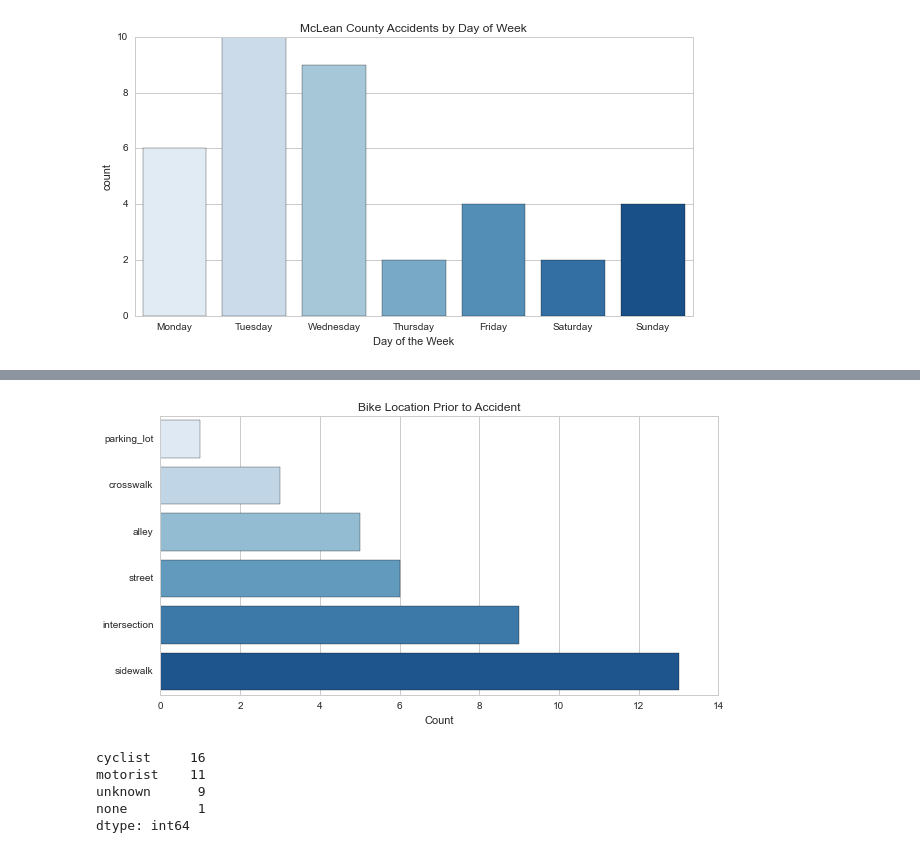
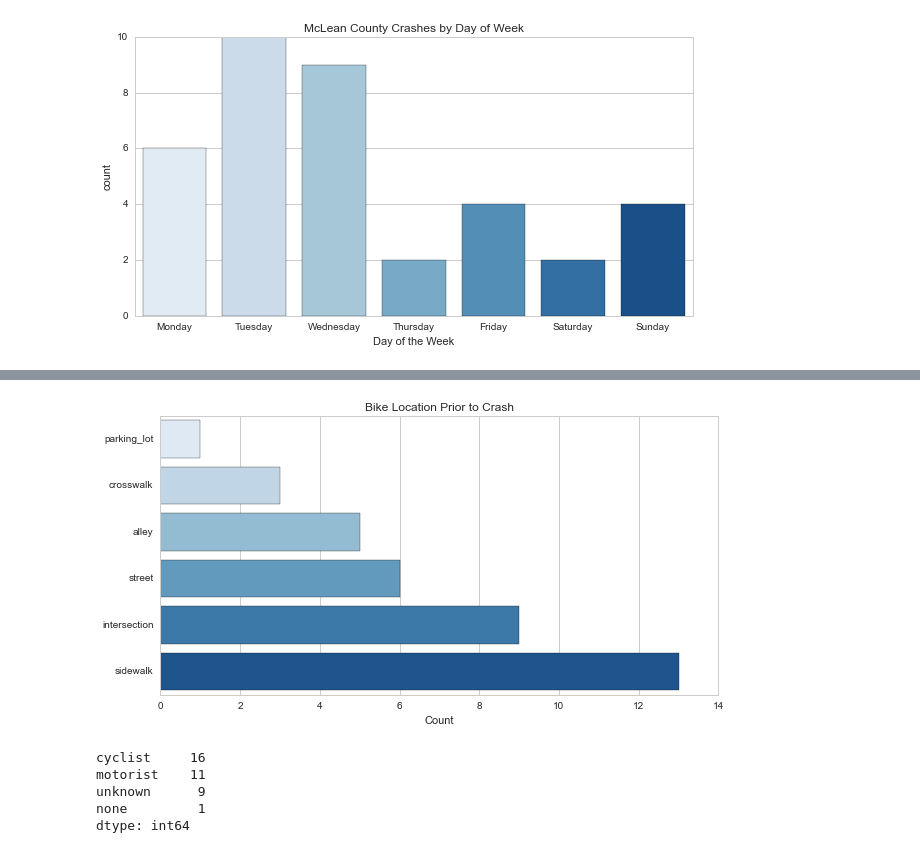
Before and after one commit to mbernico/mclean_bike_safety, a Jupyter notebook: blono_stats-w_blono_pd.ipynb, the cells around one changed output, grey strips where cells are left out. Cells and saved outputs as stored; diff of their text form; code cells hidden in the pictures.

```diff
--- a/blono_stats-w_blono_pd.ipynb
+++ b/blono_stats-w_blono_pd.ipynb
@@ -189,13 +189,13 @@ bike_locs_percent.plot(kind='barh')
 # %%
 plt.figure(figsize=(10,5))
-plt.title("Bike Location Prior to Accident")
+plt.title("Bike Location Prior to Crash")
 sns.countplot( y="location_bike", data=complete_df,  palette="Blues", order=['parking_lot', 'crosswalk','alley',
                                                                              'street', 'intersection', 'sidewalk'])
 plt.ylabel("")
 plt.xlabel("Count")
 plt.legend()
 # %% [output]
-[figure, old version]
+[figure, new version]
 # %%
 complete_df.fault.value_counts()
 # %% [output]
```
Also changed, not shown: parts of 4 cells of this notebook, 5 other files.
